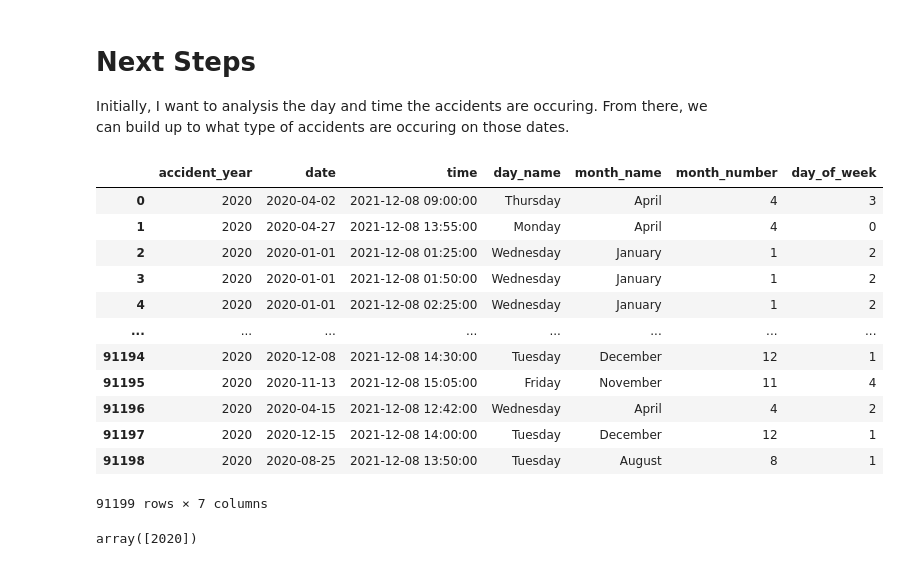
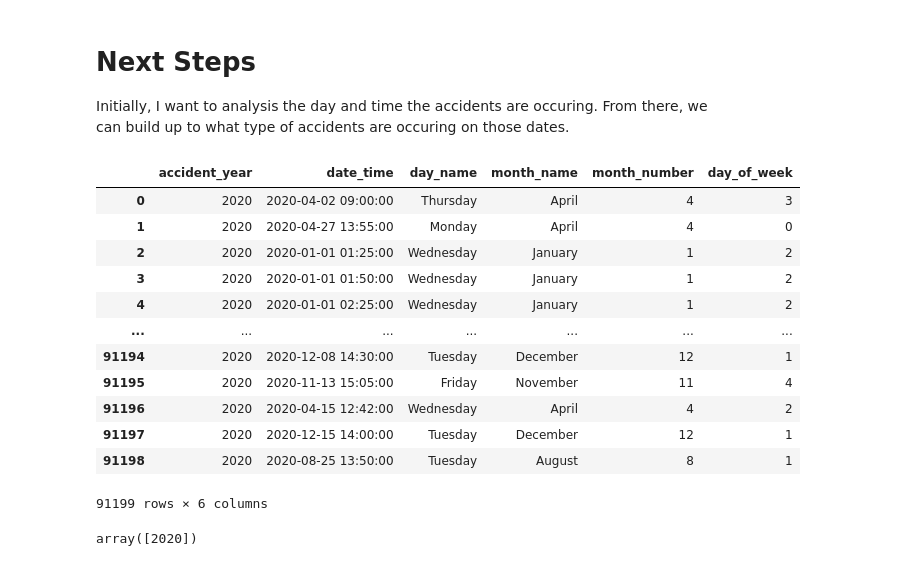
Before and after one commit to LuisEVT/High_Fatality_Accidents, a Jupyter notebook: High_Fatality_Accidents.ipynb, the cells around one changed output. Saved outputs shown, nothing was run; the diff lists cells and outputs as text; code cells hidden in the pictures.

```diff
--- a/High_Fatality_Accidents.ipynb
+++ b/High_Fatality_Accidents.ipynb
@@ -33,7 +33,7 @@ sns.set_style('darkgrid')
 # Utilities
 import matplotlib.dates as md
 # %%
-df_accidents = pd.read_csv(r'./data/accident-data.csv')
+df_accidents = pd.read_csv(r'./data/accident-data.csv', parse_dates=[['date', 'time']])
 df_accidents.head()
 # %% [output]
 |  | date_time | accident_index | accident_year | accident_reference | longitude | latitude | accident_severity | ... |
@@ -68,8 +68,8 @@ memory usage: 18.1+ MB
 # %%
 # Change 'date' type (object) to datetime64[ns]
 # change 'time' type (object) to timedelta
-df_accidents['date'] = df_accidents['date'].astype('datetime64[ns]')
-df_accidents['time'] = df_accidents['time'].astype('datetime64[ns]')
+#df_accidents['date'] = df_accidents['date'].astype('datetime64[ns]')
+#df_accidents['time'] = df_accidents['time'].astype('datetime64[ns]')
 #df_accidents['time'] = pd.to_timedelta( df_accidents['time'] + ':00' )
 # %%
 df_accidents.info()
@@ -103,33 +103,33 @@ df_accidents[ df_accidents['accident_reference'].isin(['01T246170']) ]
 
 So far,there is no NA data in the dataset. In addition, we converted two columns to their correct data type. Accident_index and Accident_reference are not numeric because there are alphabet characters in the string. Another thing to note, the day_of_week starts with Sunday as 0 and Saturday as 6. I'll need to change this to fit with pandas dt.dayofweek.
 # %%
-df_accidents['day_of_week'] = df_accidents['date'].dt.dayofweek
-df_accidents['day_name'] = df_accidents['date'].dt.day_name()
+df_accidents['day_of_week'] = df_accidents['date_time'].dt.dayofweek
+df_accidents['day_name'] = df_accidents['date_time'].dt.day_name()
 
-df_accidents['month_number'] = df_accidents['date'].dt.month
-df_accidents['month_name'] = df_accidents['date'].dt.month_name()
+df_accidents['month_number'] = df_accidents['date_time'].dt.month
+df_accidents['month_name'] = df_accidents['date_time'].dt.month_name()
 # %% [markdown]
 # Next Steps
 
 Initially, I want to analysis the day and time the accidents are occuring. From there, we can build up to what type of accidents are occuring on those dates.
 # %%
-df_accidents_timestamp = df_accidents[ ['accident_year','date','time','day_name','month_name','month_number','day_of_week'] ]
+df_accidents_timestamp = df_accidents[ ['accident_year','date_time','day_name','month_name','month_number','day_of_week'] ]
 
 df_accidents_timestamp
 # %% [output]
-|  | accident_year | date | time | day_name | month_name | month_number | day_of_week |
-| 0 | 2020 | 2020-04-02 | 2021-12-08 09:00:00 | Thursday | April | 4 | 3 |
-| 1 | 2020 | 2020-04-27 | 2021-12-08 13:55:00 | Monday | April | 4 | 0 |
-| 2 | 2020 | 2020-01-01 | 2021-12-08 01:25:00 | Wednesday | January | 1 | 2 |
-| 3 | 2020 | 2020-01-01 | 2021-12-08 01:50:00 | Wednesday | January | 1 | 2 |
-| 4 | 2020 | 2020-01-01 | 2021-12-08 02:25:00 | Wednesday | January | 1 | 2 |
-| ... | ... | ... | ... | ... | ... | ... | ... |
-| 91194 | 2020 | 2020-12-08 | 2021-12-08 14:30:00 | Tuesday | December | 12 | 1 |
-| 91195 | 2020 | 2020-11-13 | 2021-12-08 15:05:00 | Friday | November | 11 | 4 |
-| 91196 | 2020 | 2020-04-15 | 2021-12-08 12:42:00 | Wednesday | April | 4 | 2 |
-| 91197 | 2020 | 2020-12-15 | 2021-12-08 14:00:00 | Tuesday | December | 12 | 1 |
-| 91198 | 2020 | 2020-08-25 | 2021-12-08 13:50:00 | Tuesday | August | 8 | 1 |
+|  | accident_year | date_time | day_name | month_name | month_number | day_of_week |
+| 0 | 2020 | 2020-04-02 09:00:00 | Thursday | April | 4 | 3 |
+| 1 | 2020 | 2020-04-27 13:55:00 | Monday | April | 4 | 0 |
+| 2 | 2020 | 2020-01-01 01:25:00 | Wednesday | January | 1 | 2 |
+| 3 | 2020 | 2020-01-01 01:50:00 | Wednesday | January | 1 | 2 |
+| 4 | 2020 | 2020-01-01 02:25:00 | Wednesday | January | 1 | 2 |
+| ... | ... | ... | ... | ... | ... | ... |
+| 91194 | 2020 | 2020-12-08 14:30:00 | Tuesday | December | 12 | 1 |
+| 91195 | 2020 | 2020-11-13 15:05:00 | Friday | November | 11 | 4 |
+| 91196 | 2020 | 2020-04-15 12:42:00 | Wednesday | April | 4 | 2 |
+| 91197 | 2020 | 2020-12-15 14:00:00 | Tuesday | December | 12 | 1 |
+| 91198 | 2020 | 2020-08-25 13:50:00 | Tuesday | August | 8 | 1 |
-91199 rows × 7 columns
+91199 rows × 6 columns
 # %%
 df_accidents_timestamp['accident_year'].unique()
 # %% [output]
```
Also changed, not shown: parts of 6 cells of this notebook.
